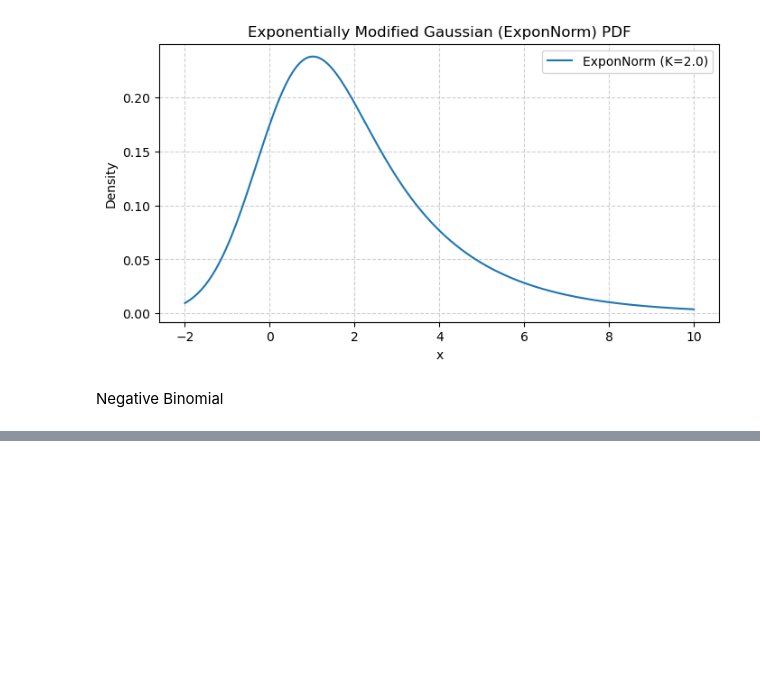
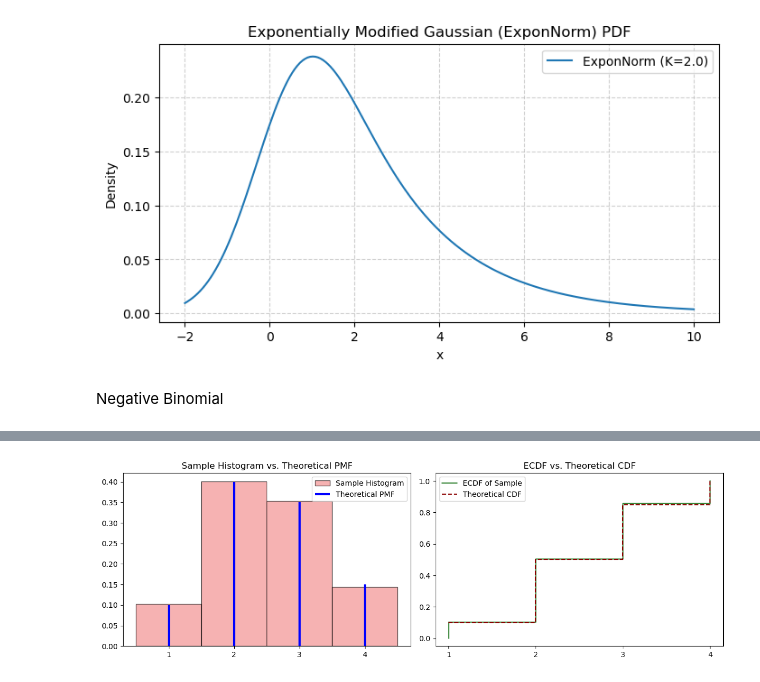
Before and after one commit to yani-iben/understanding_uncertainty_assignment6, a Jupyter notebook: assignment_6.ipynb, the cells around one changed output, grey strips where cells are left out. Saved outputs shown, nothing was run; the diff lists cells and outputs as text; code cells hidden in the pictures; blank space fills up the shorter version.

```diff
--- a/assignment_6.ipynb
+++ b/assignment_6.ipynb
@@ -241,0 +295,27 @@ Negative Binomial
+# %%
+
+N = 1000
+
+sample_draws = rv_categorical.rvs(size=N)
+sample_sorted = np.sort(sample_draws)
+ecdf_y = np.arange(1, N + 1) / N
+
+fig, axes = plt.subplots(1, 2, figsize=(12, 4))
+
+axes[0].hist(sample_draws, bins=np.arange(0.5, K + 1.5, 1), density=True,
+             label='Sample Histogram', color='lightcoral', alpha=0.6, edgecolor='black')
+axes[0].vlines(categories, 0, pmf_values, colors='b', lw=3, label='Theoretical PMF')
+axes[0].set_title('Sample Histogram vs. Theoretical PMF')
+axes[0].set_xticks(categories)
+axes[0].legend()
+
+axes[1].step(sample_sorted, ecdf_y, label='ECDF of Sample', color='darkgreen', alpha=0.8)
+axes[1].step(categories, cdf_values, where='post', color='darkred', linestyle='--', label='Theoretical CDF')
+axes[1].set_title('ECDF vs. Theoretical CDF')
+axes[1].set_xticks(categories)
+axes[1].legend()
+
+plt.tight_layout()
+plt.show()
+# %% [output]
+[figure, added]
```
Also changed, not shown: parts of 4 cells of this notebook.
